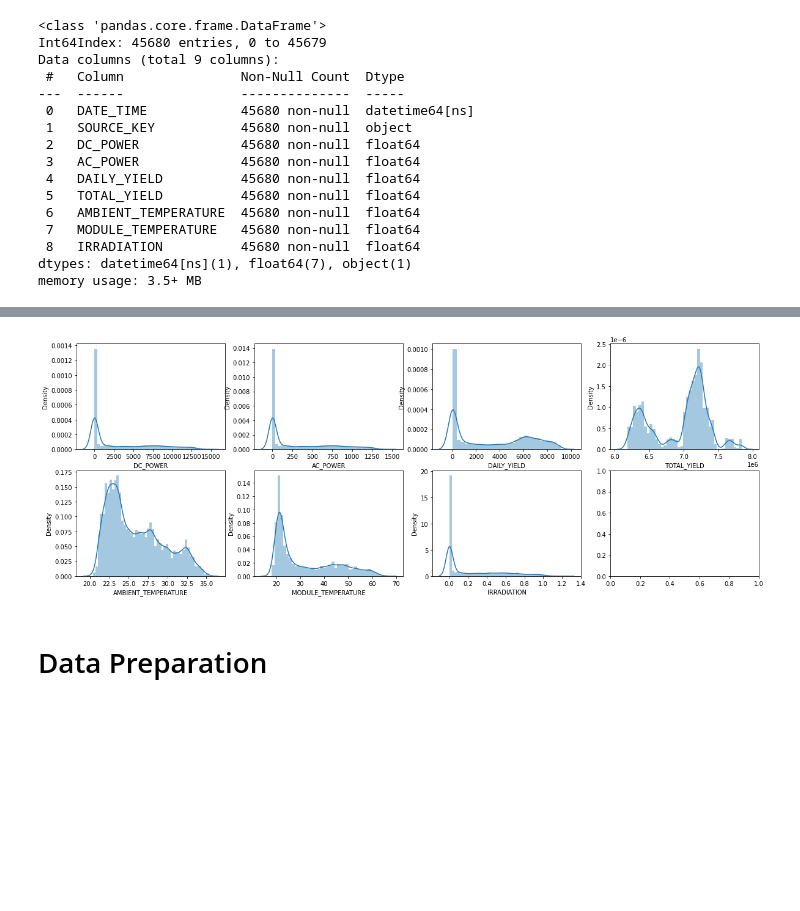
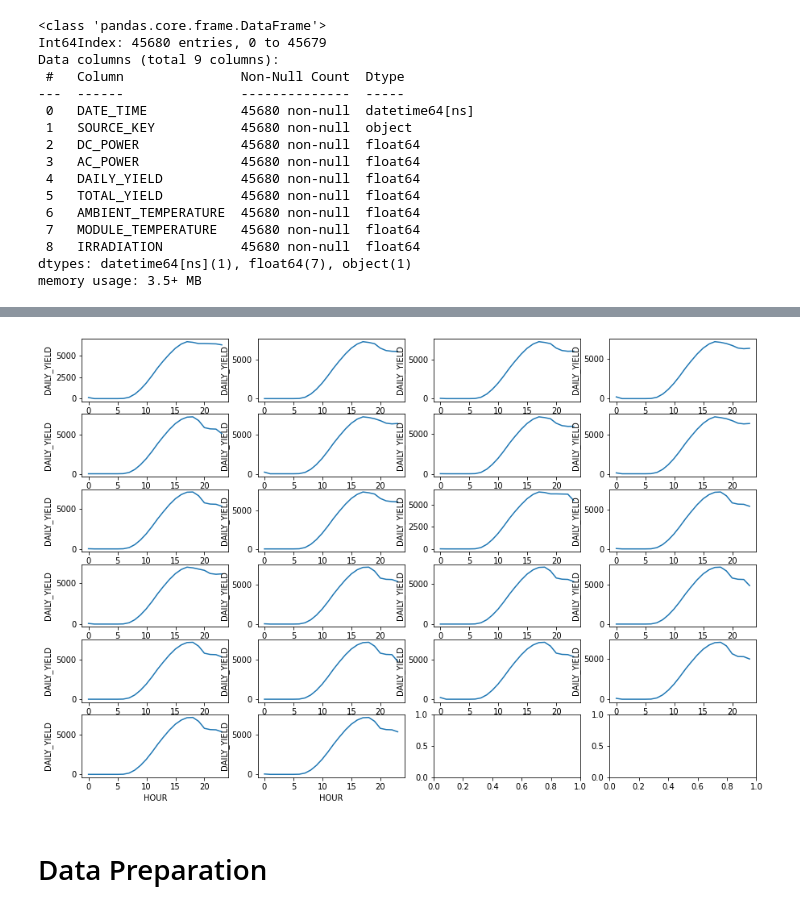
Before and after one commit to TawanTan/Super-AI-Homework, a Jupyter notebook: Week 2/22p26e0118_Tawan_W2HW1_27092020.ipynb, the cells around one changed output, grey strips where cells are left out. Drawn from its saved outputs; the diff is of its cells as text; code cells hidden in the pictures; blank space fills up the shorter version.

```diff
--- a/Week 2/22p26e0118_Tawan_W2HW1_27092020.ipynb
+++ b/Week 2/22p26e0118_Tawan_W2HW1_27092020.ipynb
@@ -139,17 +169,12 @@ memory usage: 3.5+ MB
 # %%
-#Check outlier
-f, axes = plt.subplots(2, 4, figsize=(20, 7))
+f, axes = plt.subplots(6, 4, figsize=(15, 10))
 axes=axes.ravel()
-for i,j in enumerate(df.drop(['DATE_TIME','SOURCE_KEY'], axis=1)):
-    plot=sns.boxplot(x=j, data=df, ax=axes[i], orient='v');
+for i,key in enumerate(keys):
+  dfx2 = dfx[dfx['SOURCE_KEY'] == key]
+  dfx3 = dfx2.groupby('HOUR').mean()
+  plot = sns.lineplot(x=dfx3.index, y=dfx3['DAILY_YIELD'], ax=axes[i]);
+# %% [output]
+[figure, added]
-# %%
-#Explore the distribution of each feature
-f, axes = plt.subplots(2, 4, figsize=(20, 7))
-axes=axes.ravel()
-for i,col in enumerate(df.drop(['DATE_TIME','SOURCE_KEY'], axis=1)):
-    plot=sns.distplot(df[col], ax=axes[i]);
-# %% [output]
-[figure, removed]
 # %% [markdown]
 # Data Preparation
 # %%
```
Also changed, not shown: parts of 17 cells of this notebook, 6 other files.
